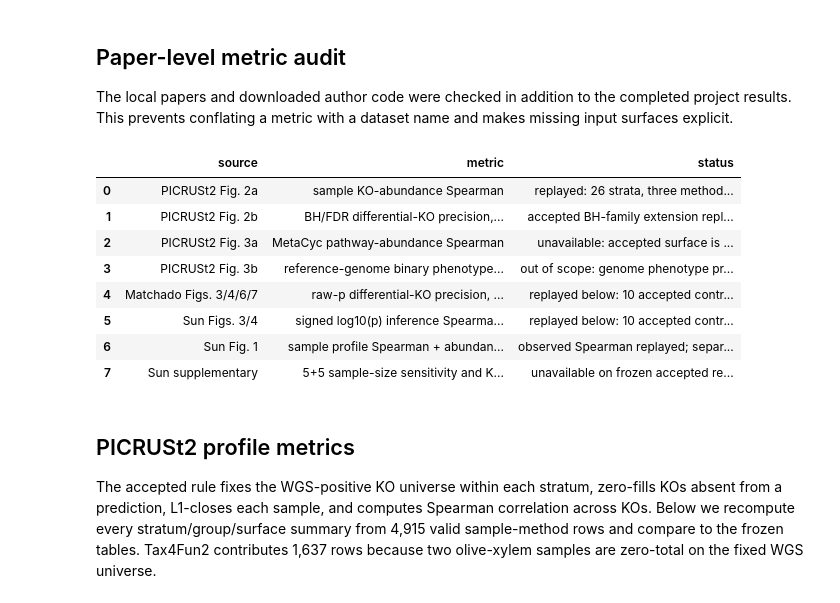
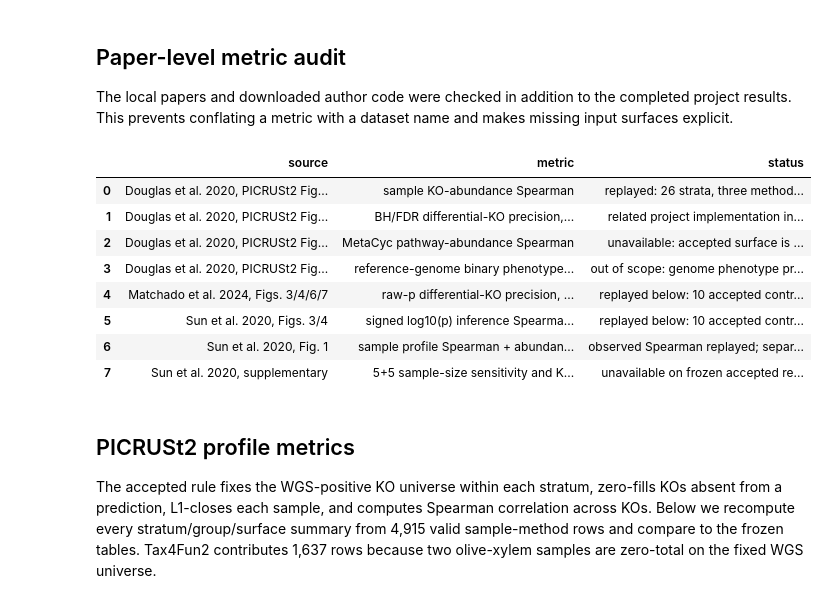
Before and after one commit to bio-ontology-research-group/microbiome-functional-inference-benchmark, a Jupyter notebook: notebooks/01_established_profile_and_group_recovery.ipynb, the cells around one changed output. Cells and saved outputs as stored; diff of their text form; code cells hidden in the pictures.

Commit message:
Clarify metric attribution and paper citations

```diff
--- a/notebooks/01_established_profile_and_group_recovery.ipynb
+++ b/notebooks/01_established_profile_and_group_recovery.ipynb
@@ -159,26 +181,26 @@ The local papers and downloaded author code were checked in addition to the comp
 This prevents conflating a metric with a dataset name and makes missing input surfaces explicit.
 # %%
 paper_audit = pd.DataFrame([
-    {"source": "PICRUSt2 Fig. 2a", "metric": "sample KO-abundance Spearman", "status": "replayed: 26 strata, three methods; paper-style faceted box/point panels"},
-    {"source": "PICRUSt2 Fig. 2b", "metric": "BH/FDR differential-KO precision, recall, F1", "status": "accepted BH-family extension replayed in Notebook 02; exact universal-single-copy normalization/ASV shuffle unavailable"},
-    {"source": "PICRUSt2 Fig. 3a", "metric": "MetaCyc pathway-abundance Spearman", "status": "unavailable: accepted surface is KO, not pathway abundance"},
-    {"source": "PICRUSt2 Fig. 3b", "metric": "reference-genome binary phenotype precision, recall, F1", "status": "out of scope: genome phenotype prediction, not paired community functional profiles"},
-    {"source": "Matchado Figs. 3/4/6/7", "metric": "raw-p differential-KO precision, recall, F1 + 20 label permutations", "status": "replayed below: 10 accepted contrasts, three methods; bar grid plus dumbbells"},
-    {"source": "Sun Figs. 3/4", "metric": "signed log10(p) inference Spearman + 100 WGS abundance permutations", "status": "replayed below: 10 accepted contrasts, three methods; observed points over control boxplots"},
-    {"source": "Sun Fig. 1", "metric": "sample profile Spearman + abundance-permutation control", "status": "observed Spearman replayed; separate composition-null analysis intentionally not added"},
-    {"source": "Sun supplementary", "metric": "5+5 sample-size sensitivity and KEGG-category stratification", "status": "unavailable on frozen accepted result surface; secondary sensitivity, not invented"},
+    {"source": "Douglas et al. 2020, PICRUSt2 Fig. 2a", "metric": "sample KO-abundance Spearman", "status": "replayed: 26 strata, three methods; figure-inspired faceted box/point panels"},
+    {"source": "Douglas et al. 2020, PICRUSt2 Fig. 2b", "metric": "BH/FDR differential-KO precision, recall, F1", "status": "related project implementation in Notebook 02; paper's universal-single-copy normalization and ASV shuffle are unavailable"},
+    {"source": "Douglas et al. 2020, PICRUSt2 Fig. 3a", "metric": "MetaCyc pathway-abundance Spearman", "status": "unavailable: accepted surface is KO, not pathway abundance"},
+    {"source": "Douglas et al. 2020, PICRUSt2 Fig. 3b", "metric": "reference-genome binary phenotype precision, recall, F1", "status": "out of scope: genome phenotype prediction, not paired community functional profiles"},
+    {"source": "Matchado et al. 2024, Figs. 3/4/6/7", "metric": "raw-p differential-KO precision, recall, F1 + 20 label permutations", "status": "replayed below: 10 accepted contrasts, three methods; bar grid plus dumbbells"},
+    {"source": "Sun et al. 2020, Figs. 3/4", "metric": "signed log10(p) inference Spearman + 100 WGS abundance permutations", "status": "replayed below: 10 accepted contrasts, three methods; observed points over control boxplots"},
+    {"source": "Sun et al. 2020, Fig. 1", "metric": "sample profile Spearman + abundance-permutation control", "status": "observed Spearman replayed; separate composition-shuffle control not added"},
+    {"source": "Sun et al. 2020, supplementary", "metric": "5+5 sample-size sensitivity and KEGG-category stratification", "status": "unavailable on frozen accepted result surface; secondary sensitivity, not invented"},
 ])
 display(paper_audit)
 # %% [output]
 |  | source | metric | status |
-| 0 | PICRUSt2 Fig. 2a | sample KO-abundance Spearman | replayed: 26 strata, three method... |
-| 1 | PICRUSt2 Fig. 2b | BH/FDR differential-KO precision,... | accepted BH-family extension repl... |
-| 2 | PICRUSt2 Fig. 3a | MetaCyc pathway-abundance Spearman | unavailable: accepted surface is ... |
-| 3 | PICRUSt2 Fig. 3b | reference-genome binary phenotype... | out of scope: genome phenotype pr... |
-| 4 | Matchado Figs. 3/4/6/7 | raw-p differential-KO precision, ... | replayed below: 10 accepted contr... |
-| 5 | Sun Figs. 3/4 | signed log10(p) inference Spearma... | replayed below: 10 accepted contr... |
-| 6 | Sun Fig. 1 | sample profile Spearman + abundan... | observed Spearman replayed; separ... |
-| 7 | Sun supplementary | 5+5 sample-size sensitivity and K... | unavailable on frozen accepted re... |
+| 0 | Douglas et al. 2020, PICRUSt2 Fig... | sample KO-abundance Spearman | replayed: 26 strata, three method... |
+| 1 | Douglas et al. 2020, PICRUSt2 Fig... | BH/FDR differential-KO precision,... | related project implementation in... |
+| 2 | Douglas et al. 2020, PICRUSt2 Fig... | MetaCyc pathway-abundance Spearman | unavailable: accepted surface is ... |
+| 3 | Douglas et al. 2020, PICRUSt2 Fig... | reference-genome binary phenotype... | out of scope: genome phenotype pr... |
+| 4 | Matchado et al. 2024, Figs. 3/4/6/7 | raw-p differential-KO precision, ... | replayed below: 10 accepted contr... |
+| 5 | Sun et al. 2020, Figs. 3/4 | signed log10(p) inference Spearma... | replayed below: 10 accepted contr... |
+| 6 | Sun et al. 2020, Fig. 1 | sample profile Spearman + abundan... | observed Spearman replayed; separ... |
+| 7 | Sun et al. 2020, supplementary | 5+5 sample-size sensitivity and K... | unavailable on frozen accepted re... |
 # %% [markdown]
 ## PICRUSt2 profile metrics
 
```
Also changed, not shown: parts of 11 cells of this notebook, 17 other files.
